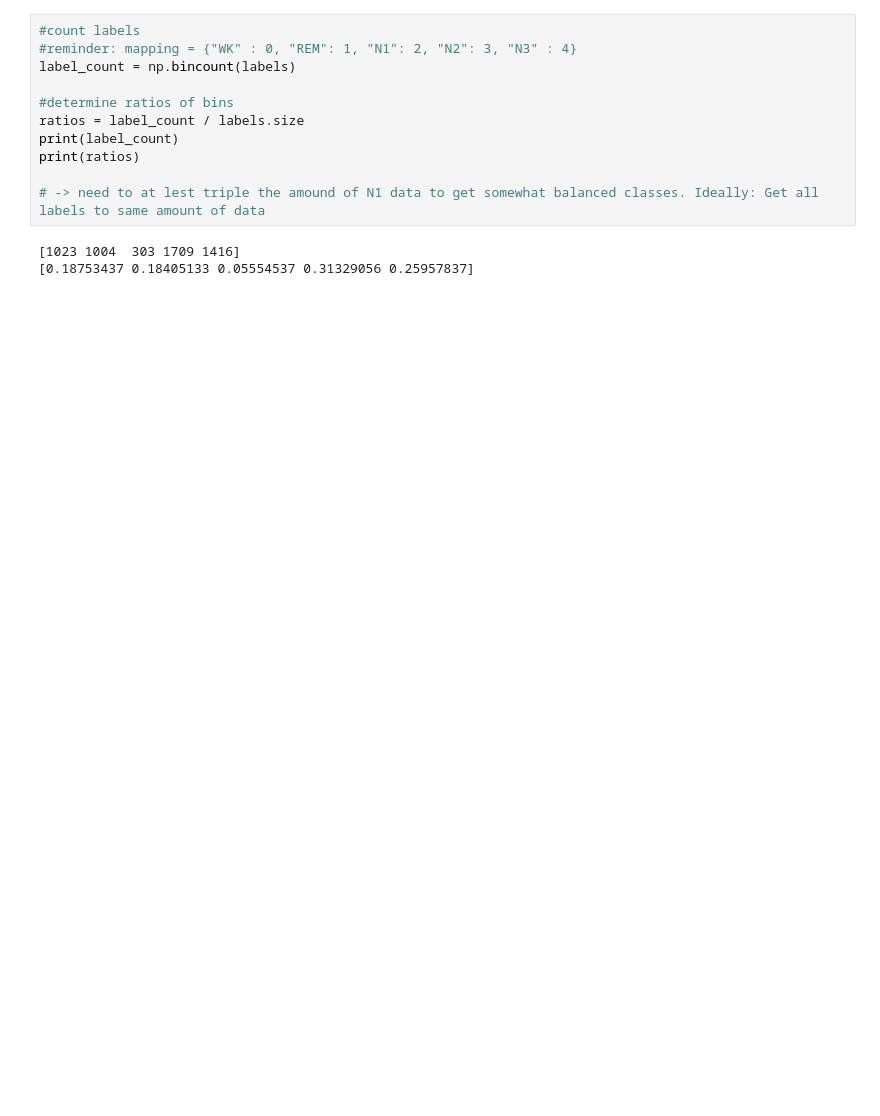
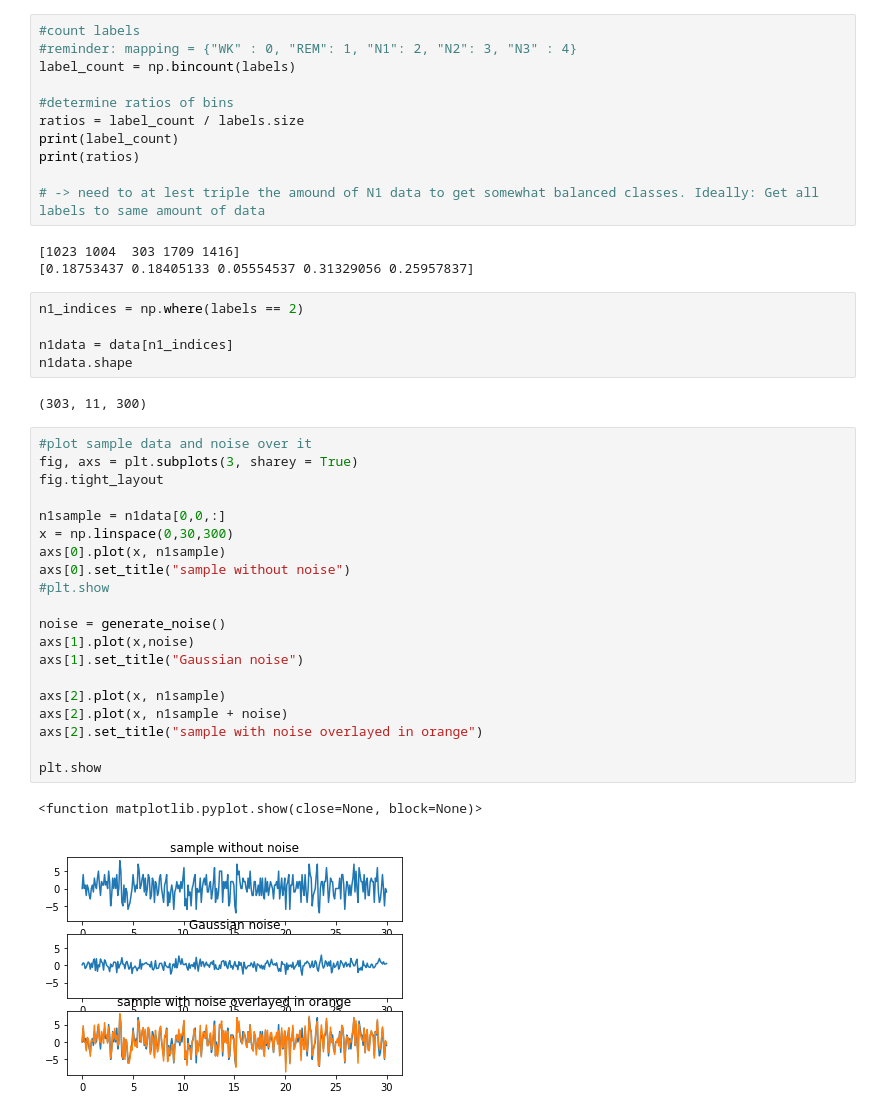
Before and after one commit to Kayzi0/SleepClass, a Jupyter notebook: augment.ipynb, the cells around one changed output. Cells and saved outputs as stored; diff of their text form; blank space fills up the shorter version.

Commit message:
generated sample augmented data

```diff
--- a/augment.ipynb
+++ b/augment.ipynb
@@ -23,3 +24,33 @@ print(ratios)
 # %% [output]
 [1023 1004  303 1709 1416]
 [0.18753437 0.18405133 0.05554537 0.31329056 0.25957837]
+# %%
+n1_indices = np.where(labels == 2)
+
+n1data = data[n1_indices]
+n1data.shape
+# %% [output]
+(303, 11, 300)
+# %%
+#plot sample data and noise over it
+fig, axs = plt.subplots(3, sharey = True)
+fig.tight_layout
+
+n1sample = n1data[0,0,:]
+x = np.linspace(0,30,300)
+axs[0].plot(x, n1sample)
+axs[0].set_title("sample without noise")
+#plt.show
+
+noise = generate_noise()
+axs[1].plot(x,noise)
+axs[1].set_title("Gaussian noise")
+
+axs[2].plot(x, n1sample)
+axs[2].plot(x, n1sample + noise)
+axs[2].set_title("sample with noise overlayed in orange")
+
+plt.show
+# %% [output]
+<function matplotlib.pyplot.show(close=None, block=None)>
+[figure, added]
```
Also changed, not shown: parts of 3 cells of this notebook.
